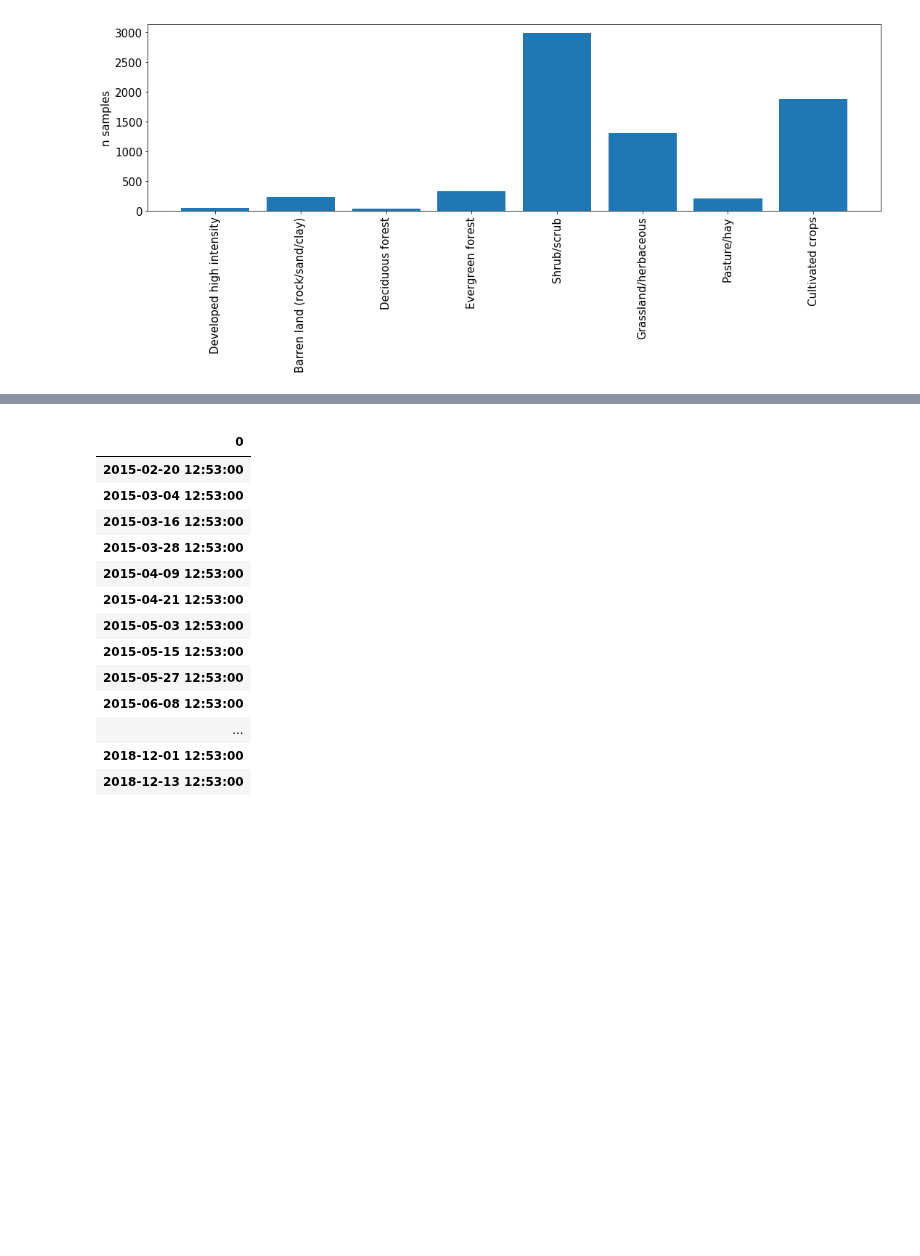
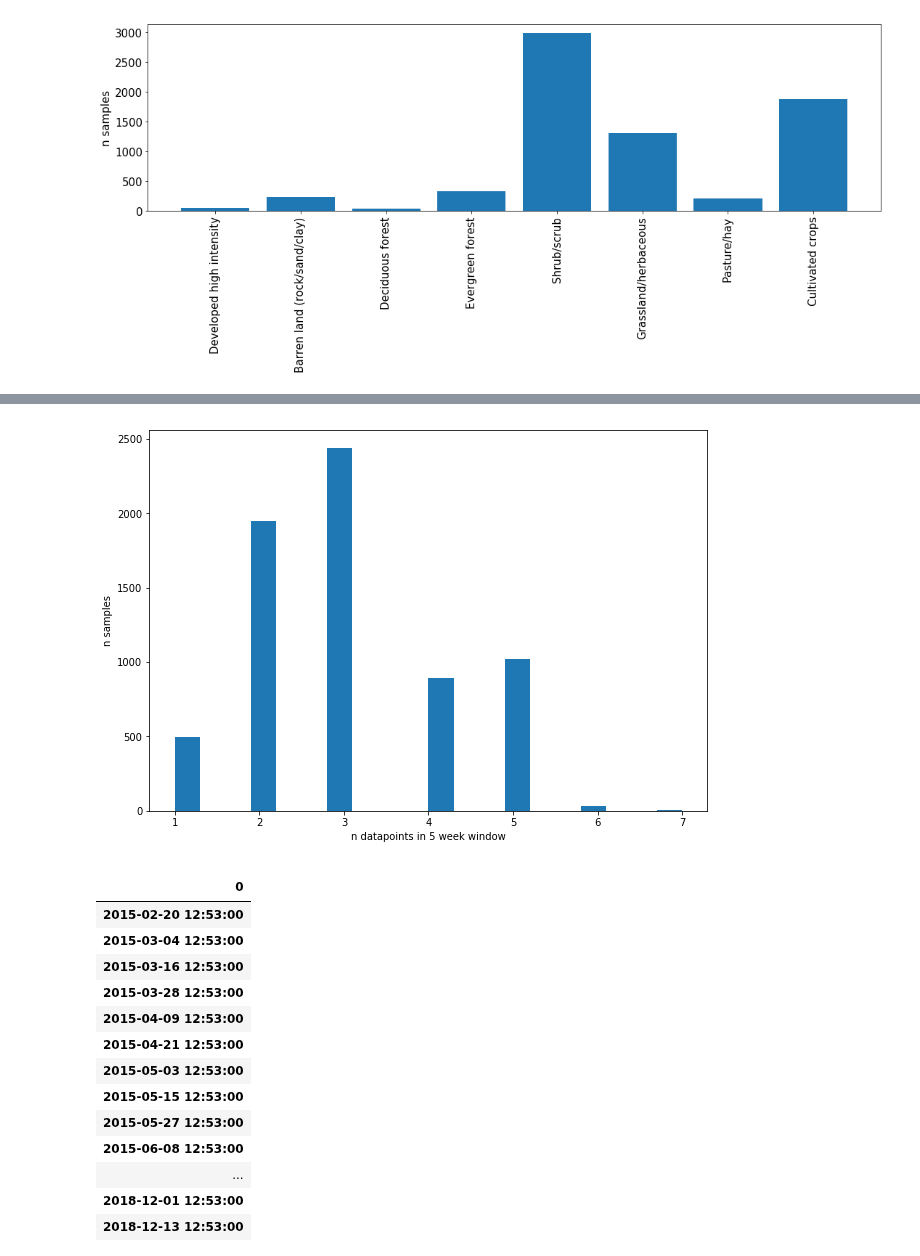
Before and after one commit to kashingtonDC/RZSM, a Jupyter notebook: code/LSTM.ipynb, the cells around one changed output, grey strips where cells are left out. Cells and saved outputs as stored; diff of their text form; code cells hidden in the pictures; blank space fills up the shorter version.

```diff
--- a/code/LSTM.ipynb
+++ b/code/LSTM.ipynb
@@ -283,3 +283,11 @@ sdf.loc[begin:end].dropna()
+# %%
+plt.figure(figsize = (10,7))
+plt.hist(lag_lens, bins = 20)
+plt.xlabel("n datapoints in 5 week window")
+plt.ylabel("n samples")
+plt.show()
+# %% [output]
+[figure, added]
 # %%
 ideal_case = pd.date_range(start=df.index[0],end = df.index[-1], freq = "12D")
 dt_idx = pd.DataFrame(ideal_case)
```
Also changed, not shown: parts of 7 cells of this notebook.
